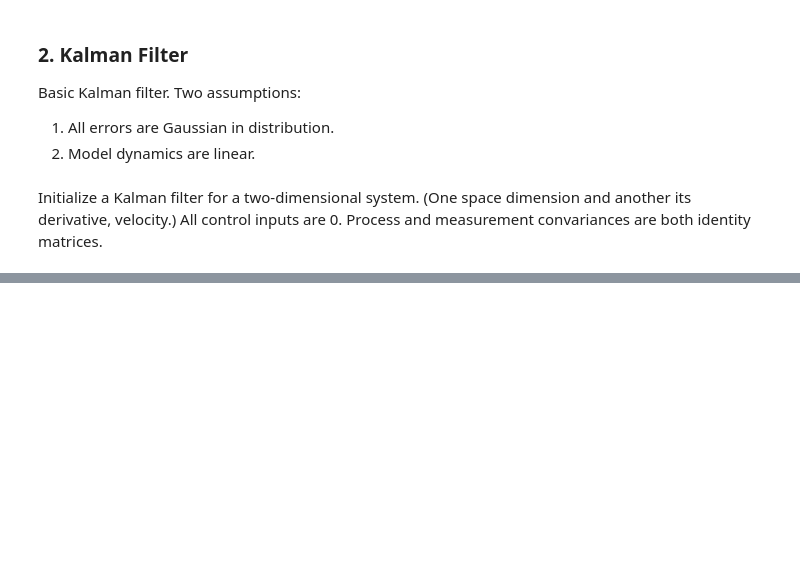
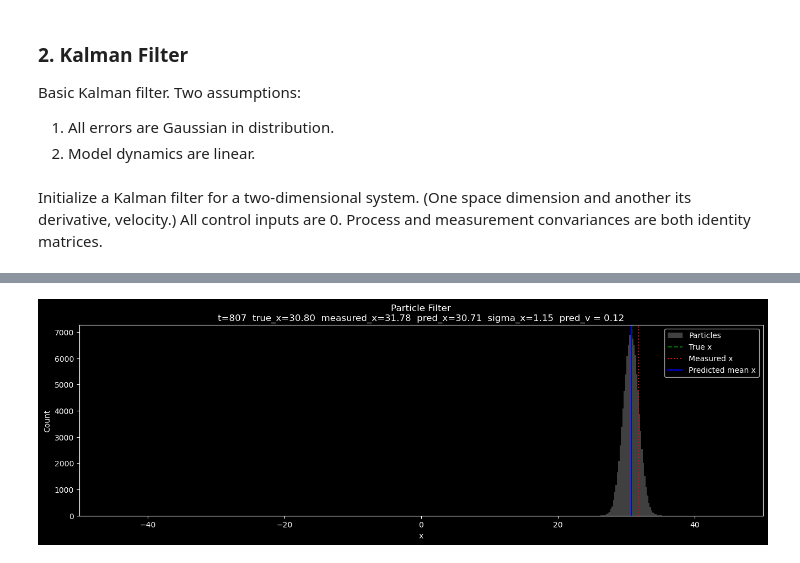
Before and after one commit to antonysuhc/Recursive_Bayesian_Estimation, a Jupyter notebook: Recursive_Bayesian_Estimation.ipynb, the cells around one changed output, grey strips where cells are left out. Cells and saved outputs as stored; diff of their text form; code cells hidden in the pictures; blank space fills up the shorter version.

Commit message:
Coded the particle filter.

```diff
--- a/Recursive_Bayesian_Estimation.ipynb
+++ b/Recursive_Bayesian_Estimation.ipynb
@@ -133,0 +177,47 @@ KeyboardInterrupt:
+# %%
+def transition_model(particles_k_minus_1, u_k):  # Still a linear transition model, but can change.
+    process_covariance = np.identity(particles_k_minus_1.shape[0]) * 0.001 # Process noise variance.
+    transition_matrix = np.array([[1, 1],
+                                  [0, 1]])
+    particles_k_prior = np.matmul(transition_matrix, particles_k_minus_1) + np.random.multivariate_normal(mean=[0,0], cov=process_covariance, size=particles_k_minus_1.shape[1]).T
+    return particles_k_prior
+
+def measurement_model(particles_k_prior, z_k):  # Still a linear measurement model with Gaussian measurment noise.
+    measurement_covariance = np.identity(particles_k_prior.shape[0]) * 10  # Measurement noise variance.
+    particles_k_prior = particles_k_prior[0].T  # Use only position dimension for measurement
+    particles_weight = norm.pdf(z_k, loc=particles_k_prior, scale=np.sqrt(measurement_covariance[0,0]))
+    return particles_weight
+
+pf = ParticleFilter(100000, 2, transition_model, measurement_model)
+
+true_x = -50
+for t in range(1000):
+    true_x += 0.1
+    u_k = 0  # No control input.
+    z_k = true_x + np.random.normal(loc=0, scale=1)
+
+    pf.predict(u_k)
+    pf.update(z_k)
+
+    # Weighted mean and std of position (first dimension)
+    pred_x = np.sum(pf.particles_k[0] * pf.particles_weight)
+    sigma_x = np.sqrt(np.sum(pf.particles_weight * (pf.particles_k[0] - pred_x)**2))
+    pred_v = np.sum(pf.particles_k[1] * pf.particles_weight)
+
+    clear_output(wait=True)
+    plt.figure(figsize=(16,4.5))
+    # Plot histogram of all particles (positions)
+    plt.hist(pf.particles_k[0], bins=50, color='gray', alpha=0.5, label='Particles')
+    # Plot true position, measured position, predicted position.
+    plt.axvline(true_x, color='green', linestyle='--', label='True x')
+    plt.axvline(z_k, color='red', linestyle=':', label='Measured x')
+    plt.axvline(pred_x, color='blue', linestyle='-', label='Predicted mean x')
+    plt.legend()
+    plt.xlabel('x')
+    plt.ylabel('Count')
+    plt.title(f'Particle Filter\nt={t}  true_x={true_x:.2f}  measured_x={z_k:.2f}  pred_x={pred_x:.2f}  sigma_x={sigma_x:.2f}  pred_v = {pred_v:.2f}')
+    plt.xlim(-50, 50)
+    plt.show()
+    #time.sleep(1)
+# %% [output]
+[figure, added]
```
Also changed, not shown: parts of 4 cells of this notebook.
